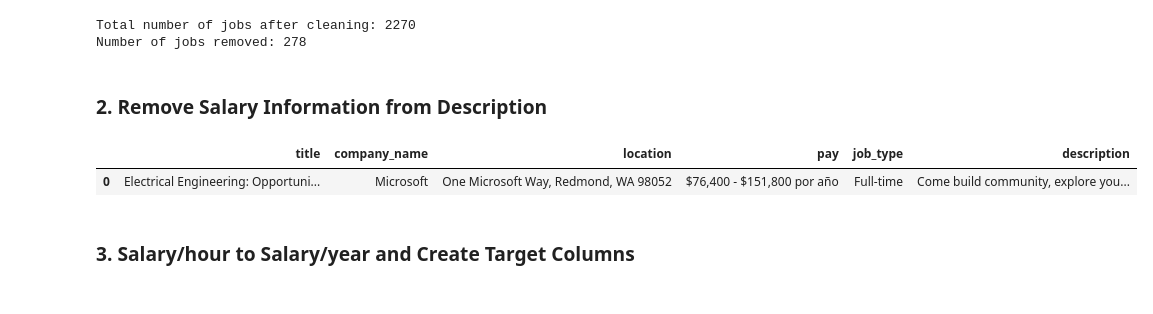
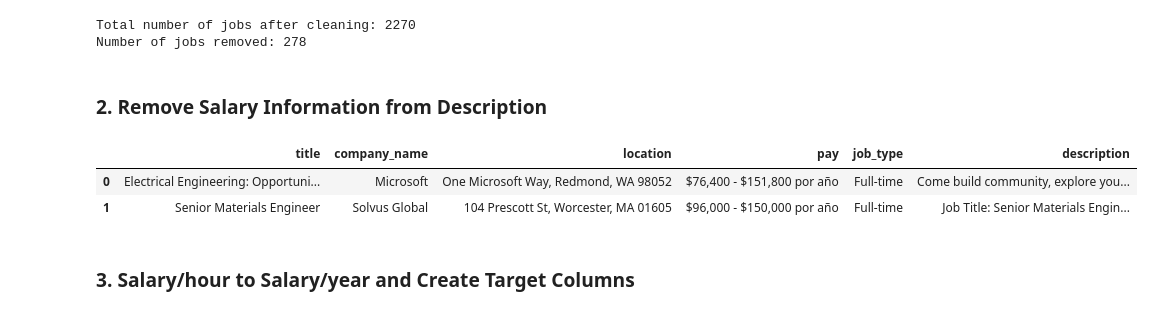
Before and after one commit to rafardzp/NLP-Project, a Jupyter notebook: Notebooks/prprocess_dataset.ipynb, the cells around one changed output. Cells and saved outputs as stored; diff of their text form; code cells hidden in the pictures.

```diff
--- a/Notebooks/preprocess_dataset.ipynb
+++ b/Notebooks/prprocess_dataset.ipynb
@@ -112,17 +112,18 @@ Number of jobs removed: 278
 # %%
 def remove_salary(text):
   doc = nlp(text)
-  filtered_sents = [sent.text for sent in doc.sents if "$" not in sent.text]
+  filtered_sents = [sent.text for sent in doc.sents if "$" not in sent.text and 'USD' not in sent.text]
   filtered_text = " ".join(filtered_sents)
 
   return filtered_text
 # %%
 # Apply the function to the 'description' column
 df['description'] = df['description'].apply(remove_salary)
-df.head(1)
+df.head(2)
 # %% [output]
 |  | title | company_name | location | pay | job_type | description |
 | 0 | Electrical Engineering: Opportuni... | Microsoft | One Microsoft Way, Redmond, WA 98052 | $76,400 - $151,800 por año | Full-time | Come build community, explore you... |
+| 1 | Senior Materials Engineer | Solvus Global | 104 Prescott St, Worcester, MA 01605 | $96,000 - $150,000 por año | Full-time | Job Title: Senior Materials Engin... |
 # %% [markdown]
 ### 3. Salary/hour to Salary/year and Create Target Columns
 # %%
```
Also changed, not shown: parts of 3 cells of this notebook, 1 other file.
